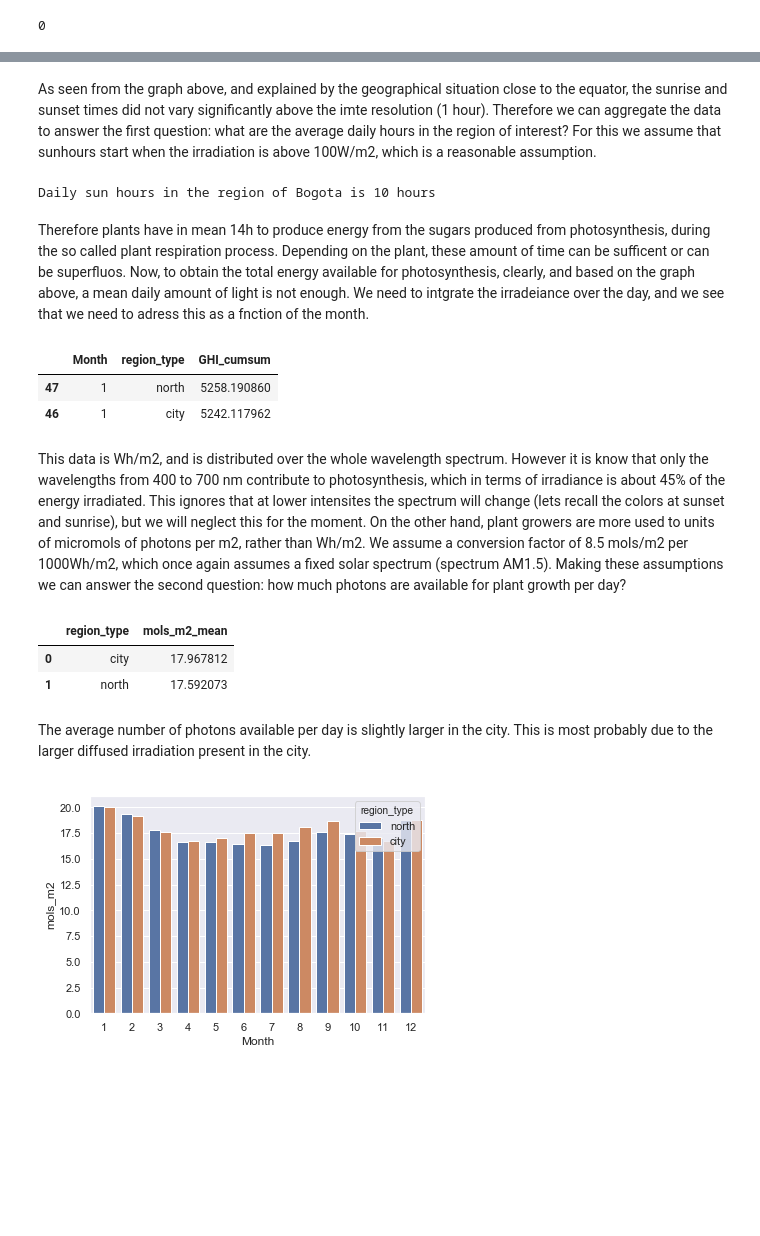
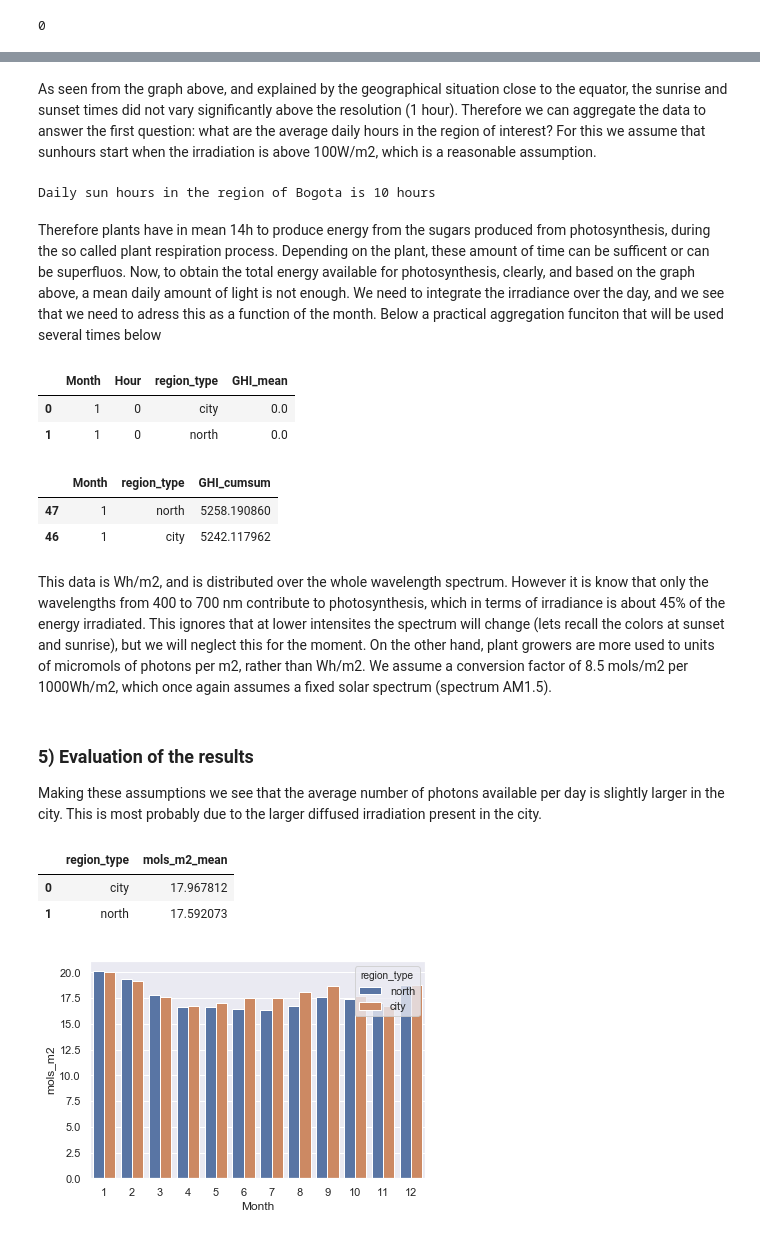
Before and after one commit to htorodriguez/greenhaus_lighting_Bogota, a Jupyter notebook: solar_radiation_Bogota.ipynb, the cells around one changed output, grey strips where cells are left out. Saved outputs shown, nothing was run; the diff lists cells and outputs as text; code cells hidden in the pictures; blank space fills up the shorter version.

```diff
--- a/solar_radiation_Bogota.ipynb
+++ b/solar_radiation_Bogota.ipynb
@@ -24,21 +35,3 @@ sns.set(style="darkgrid")
 # %%
 data_dir_bogota= r'.\data\data_irradiation_bogota'
 data_dir_north_bogota= r'.\data\data_irradiation_north_bogota'
-# %%
-start = time.time()
-file_list_bogota=os.listdir(data_dir_bogota)
-df_bogota=pd.DataFrame()
-for file in file_list_bogota:
-    df=pd.read_csv(data_dir_bogota+ '\\' +file, header=2)
-    df['region_type']='city'
-    df['file']=file
-    df_bogota=df_bogota.append(df)
-
-file_list_north_bogota=os.listdir(data_dir_north_bogota)
-for file in file_list_north_bogota:
-    df=pd.read_csv(data_dir_north_bogota+ '\\' +file, header=2)
-    df['region_type']='north'
-    df['file']=file
-    df_bogota=df_bogota.append(df)
-end=time.time()
-print('Total time', end-start)
@@ -115,5 +132,5 @@ g.set(ylabel='GHI / W/m2', ylim=(1,800))
 # %% [markdown]
-As seen from the graph above, and explained by the geographical situation close to the equator, the sunrise and sunset times did not vary significantly above the imte resolution (1 hour). Therefore we can aggregate the data to answer the first question: what are the average daily hours in the region of interest? For this we assume that sunhours start when the irradiation is above 100W/m2, which is a reasonable assumption.
+As seen from the graph above, and explained by the geographical situation close to the equator, the sunrise and sunset times did not vary significantly above the resolution (1 hour). Therefore we can aggregate the data to answer the first question: what are the average daily hours in the region of interest? For this we assume that sunhours start when the irradiation is above 100W/m2, which is a reasonable assumption.
 # %%
 grouped_hour=df_bogota.groupby(['Hour']).agg({'GHI':['mean']})
 grouped_hour.columns = ['GHI_mean']
@@ -124,5 +141,28 @@ print('Daily sun hours in the region of Bogota is {} hours'.format(daily_hours.s
 Daily sun hours in the region of Bogota is 10 hours
 # %% [markdown]
 Therefore plants have in mean 14h to produce energy from the sugars produced from photosynthesis, during the so called plant respiration process. Depending on the plant, these amount of time can be sufficent or can be superfluos.
-Now, to obtain the total energy available for photosynthesis, clearly, and based on the graph above, a mean daily amount of light is not enough. We need to intgrate the irradeiance over the day, and we see that we need to adress this as a fnction of the month.
+Now, to obtain the total energy available for photosynthesis, clearly, and based on the graph above, a mean daily amount of light is not enough. We need to integrate the irradiance over the day, and we see that we need to adress this as a function of the month. Below a practical aggregation funciton that will be used several times below
+# %%
+def aggregate_and_reset(df, col_list, function, col):
+    """
+    Aggregates data from a dataframe using one function and returns a reseted dataframe with a column name "col_function"
+    Input:
+        df: Pandas Dataframe
+        col_list: list of columns to aggregate
+        function: string with the function name to use for aggregation
+        col: colum to aggregate
+    Output:
+        Pandas Dataframe
+    """
+    grouped=df.groupby(col_list).agg({col:[function]})
+    grouped.columns=[col+"_"+function]
+    grouped=grouped.reset_index()
+    return (grouped)
+
+grouped_month=aggregate_and_reset(df_bogota, ['Month', 'Hour', 'region_type'],'mean','GHI')
+grouped_month.head(2)
+# %% [output]
+|  | Month | Hour | region_type | GHI_mean |
+| 0 | 1 | 0 | city | 0.0 |
+| 1 | 1 | 0 | north | 0.0 |
 # %%
@@ -144,15 +180,6 @@ int_grouped_month.head(2)
 | 47 | 1 | north | 5258.190860 |
 | 46 | 1 | city | 5242.117962 |
 # %% [markdown]
-This data is Wh/m2, and is distributed over the whole wavelength spectrum. However it is know that only the wavelengths from 400 to 700 nm contribute to photosynthesis, which in terms of irradiance is about 45% of the energy irradiated. This ignores that at lower intensites the spectrum will change (lets recall the colors at sunset and sunrise), but we will neglect this for the moment. On the other hand, plant growers are more used to units of micromols of photons per m2, rather than Wh/m2. We assume a conversion factor of 8.5 mols/m2 per 1000Wh/m2, which once again assumes a fixed solar spectrum (spectrum AM1.5). Making these assumptions we can answer the second question: how much photons are available for plant growth per day?
+This data is Wh/m2, and is distributed over the whole wavelength spectrum. However it is know that only the wavelengths from 400 to 700 nm contribute to photosynthesis, which in terms of irradiance is about 45% of the energy irradiated. This ignores that at lower intensites the spectrum will change (lets recall the colors at sunset and sunrise), but we will neglect this for the moment. On the other hand, plant growers are more used to units of micromols of photons per m2, rather than Wh/m2. We assume a conversion factor of 8.5 mols/m2 per 1000Wh/m2, which once again assumes a fixed solar spectrum (spectrum AM1.5).
 # %%
 int_grouped_month['mols_m2']=int_grouped_month['GHI_cumsum']*0.45/1000*8.5
-# %%
-umols_region=int_grouped_month.groupby(['region_type']).agg({'mols_m2':['mean']})
-umols_region.columns=['mols_m2_mean']
-umols_region=umols_region.reset_index()
-umols_region
-# %% [output]
-|  | region_type | mols_m2_mean |
-| 0 | city | 17.967812 |
-| 1 | north | 17.592073 |
@@ -159,5 +188,12 @@ umols_region
 # %% [markdown]
-The average number of photons available per day is slightly larger in the city. This is most probably due to the larger diffused irradiation present in the city.
+### 5) Evaluation of the results
+Making these assumptions we see that the average number of photons available per day is slightly larger in the city. This is most probably due to the larger diffused irradiation present in the city.
+# %%
+umols_region
+# %% [output]
+|  | region_type | mols_m2_mean |
+| 0 | city | 17.967812 |
+| 1 | north | 17.592073 |
 # %%
 g=sns.barplot(x='Month', y='mols_m2', hue='region_type',data=int_grouped_month)
 # %% [output]
```
Also changed, not shown: parts of 16 cells of this notebook.
